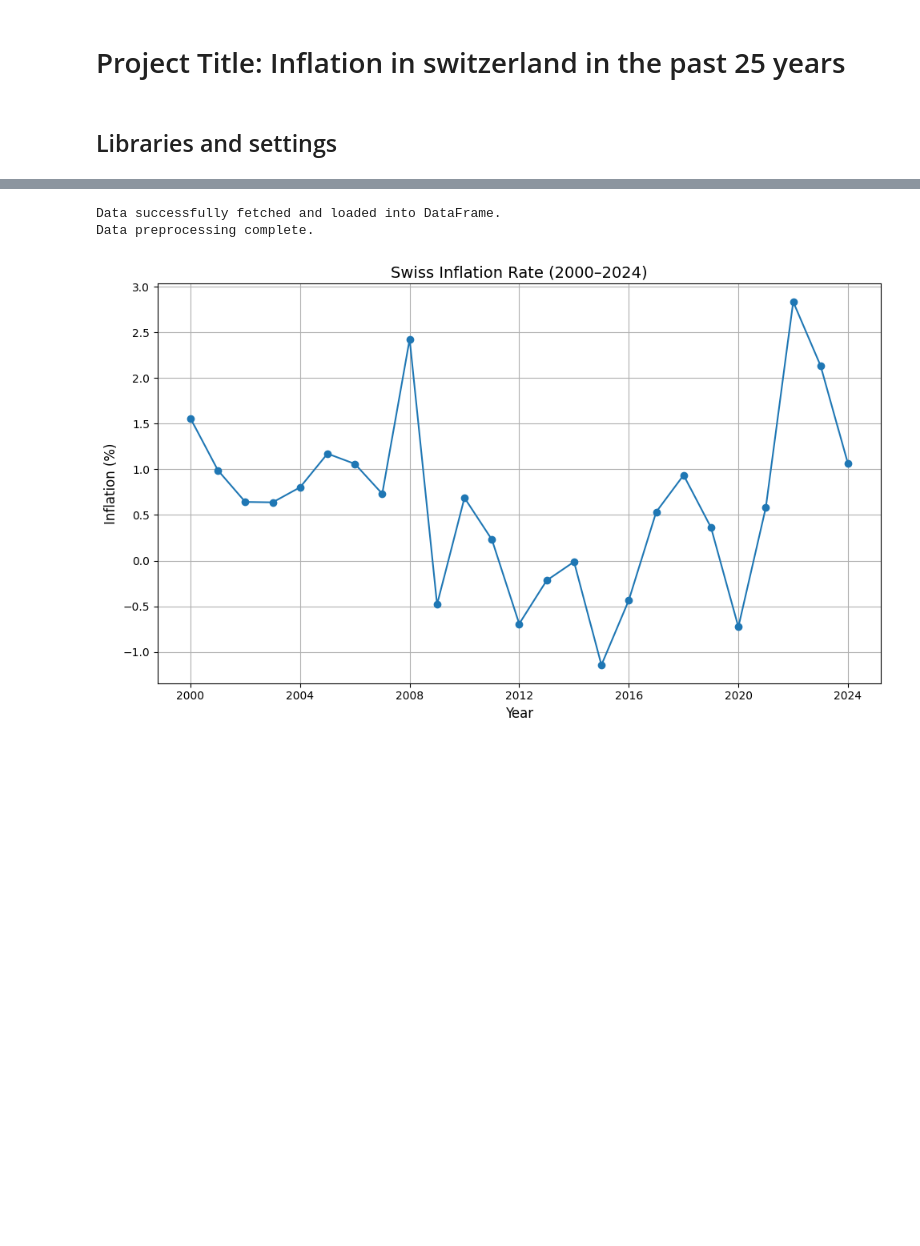
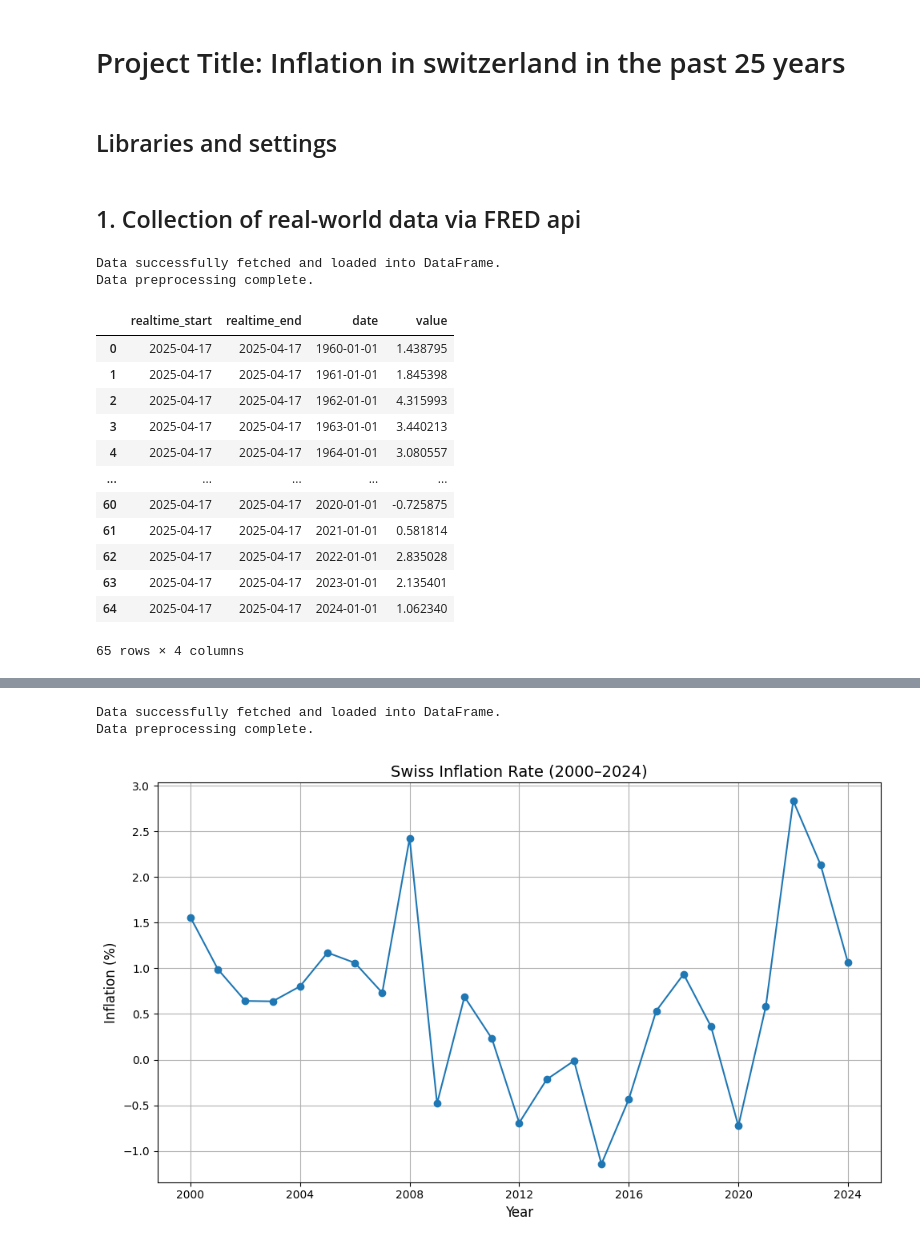
Before and after one commit to marindus/group_3_swiss_inflation, a Jupyter notebook: Jupyter_Notebook.ipynb, the cells around one changed output, grey strips where cells are left out. Saved outputs shown, nothing was run; the diff lists cells and outputs as text; code cells hidden in the pictures; blank space fills up the shorter version.

```diff
--- a/Jupyter_Notebook.ipynb
+++ b/Jupyter_Notebook.ipynb
@@ -135,0 +173,26 @@ def main():
+# %% [markdown]
+## 1. Collection of real-world data via FRED api
+# %%
+api_key = '92d4205f1f82cfc1c2e3ef308d856803'
+inflation_data = InflationData(api_key)
+inflation_data.fetch_data_from_fred()
+inflation_data.preprocess_data()
+# %% [output]
+Data successfully fetched and loaded into DataFrame.
+Data preprocessing complete.
+# %%
+inflation_data.df
+# %% [output]
+|  | realtime_start | realtime_end | date | value |
+| 0 | 2025-04-17 | 2025-04-17 | 1960-01-01 | 1.438795 |
+| 1 | 2025-04-17 | 2025-04-17 | 1961-01-01 | 1.845398 |
+| 2 | 2025-04-17 | 2025-04-17 | 1962-01-01 | 4.315993 |
+| 3 | 2025-04-17 | 2025-04-17 | 1963-01-01 | 3.440213 |
+| 4 | 2025-04-17 | 2025-04-17 | 1964-01-01 | 3.080557 |
+| ... | ... | ... | ... | ... |
+| 60 | 2025-04-17 | 2025-04-17 | 2020-01-01 | -0.725875 |
+| 61 | 2025-04-17 | 2025-04-17 | 2021-01-01 | 0.581814 |
+| 62 | 2025-04-17 | 2025-04-17 | 2022-01-01 | 2.835028 |
+| 63 | 2025-04-17 | 2025-04-17 | 2023-01-01 | 2.135401 |
+| 64 | 2025-04-17 | 2025-04-17 | 2024-01-01 | 1.062340 |
+65 rows × 4 columns
```
Also changed, not shown: parts of 10 cells of this notebook.
